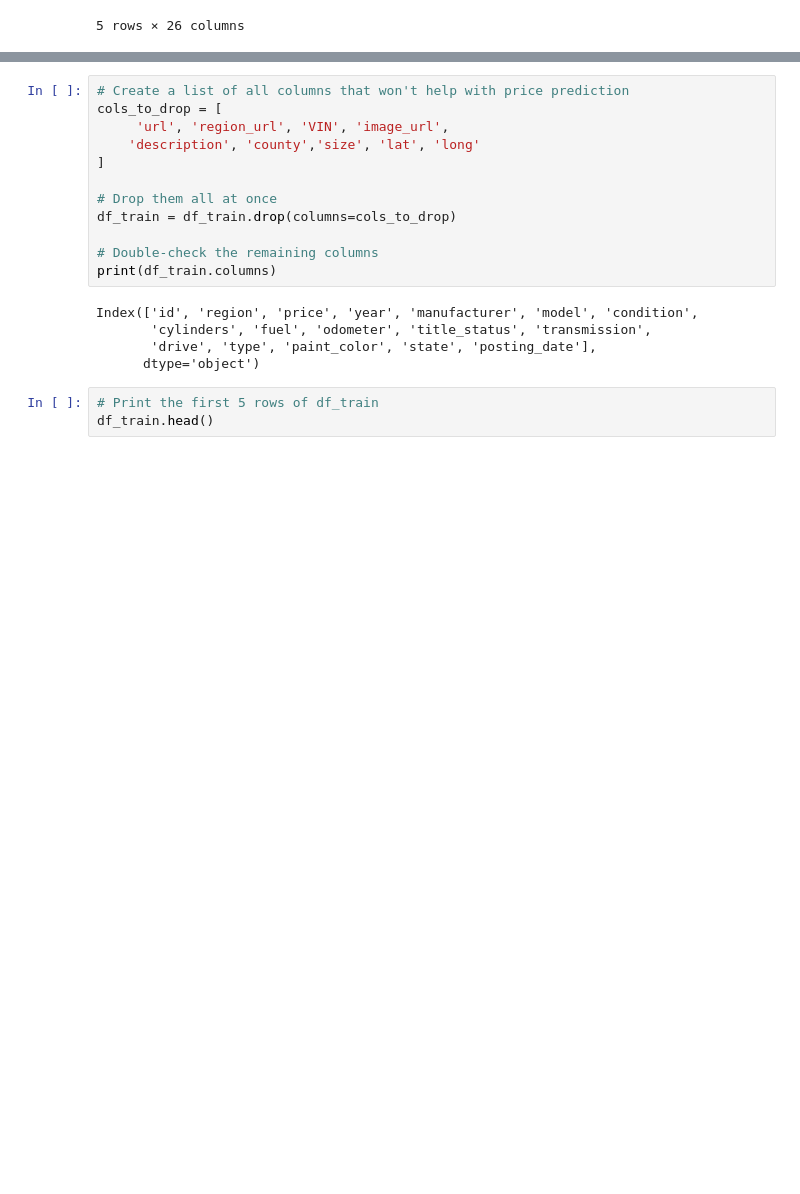
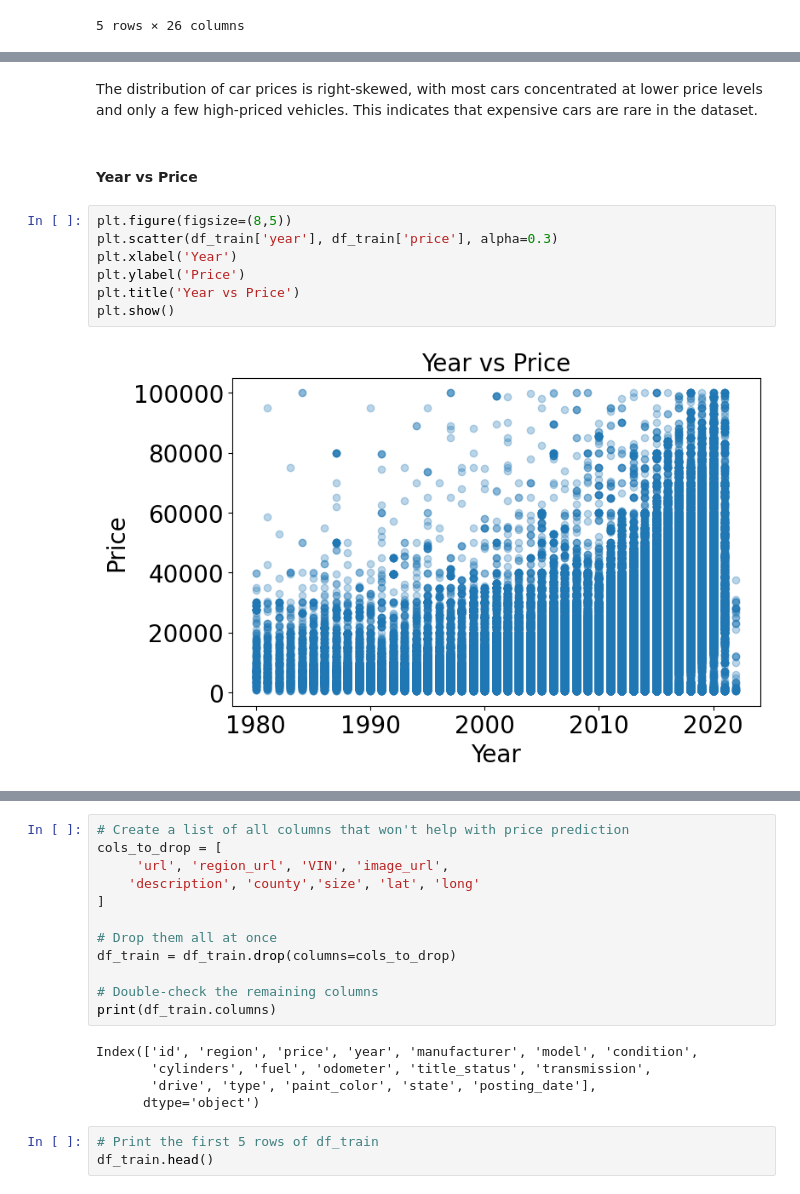
Before and after one commit to Simba-gwu/Machine_learning_project, a Jupyter notebook: Used_Car_Price_Prediction.ipynb, the cells around one changed output, grey strips where cells are left out. Drawn from its saved outputs; the diff is of its cells as text; blank space fills up the shorter version.

```diff
--- a/Used_Car_Price_Prediction.ipynb
+++ b/Used_Car_Price_Prediction.ipynb
@@ -176,0 +185,13 @@ df_train.head()
+# %% [markdown]
+The distribution of car prices is right-skewed, with most cars concentrated at lower price levels and only a few high-priced vehicles. This indicates that expensive cars are rare in the dataset.
+# %% [markdown]
+#### **Year vs Price**
+# %%
+plt.figure(figsize=(8,5))
+plt.scatter(df_train['year'], df_train['price'], alpha=0.3)
+plt.xlabel('Year')
+plt.ylabel('Price')
+plt.title('Year vs Price')
+plt.show()
+# %% [output]
+[figure, added]
```
Also changed, not shown: parts of 45 cells of this notebook.
